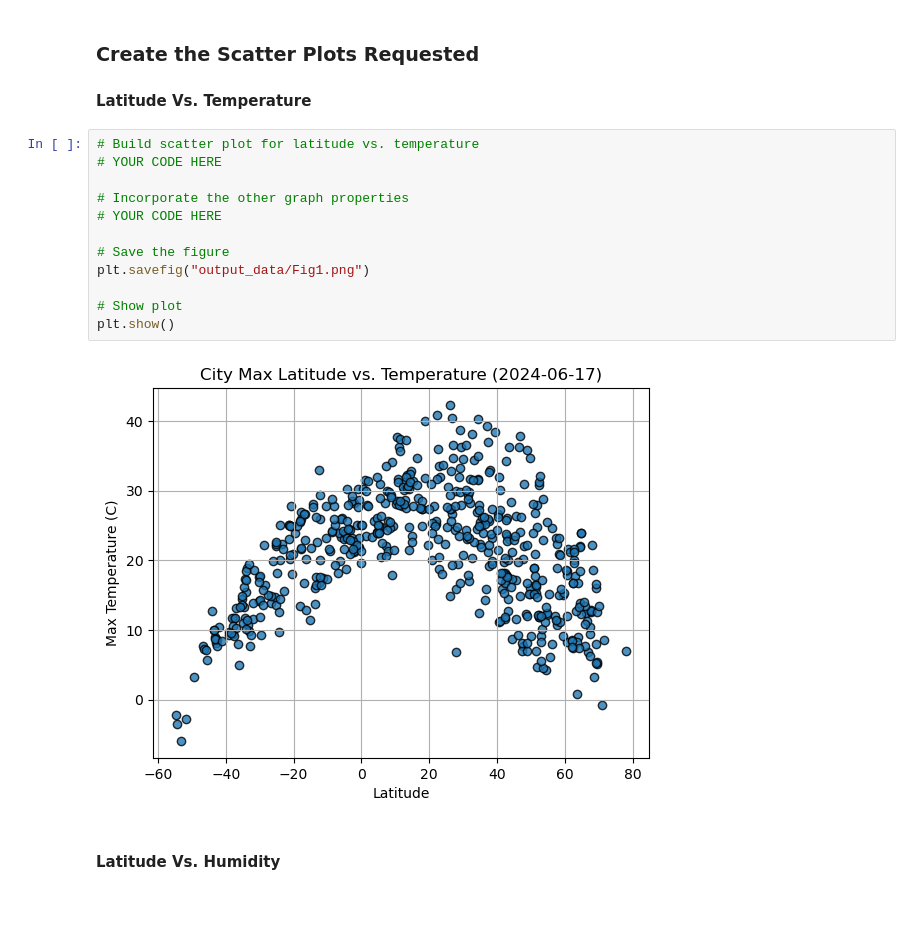
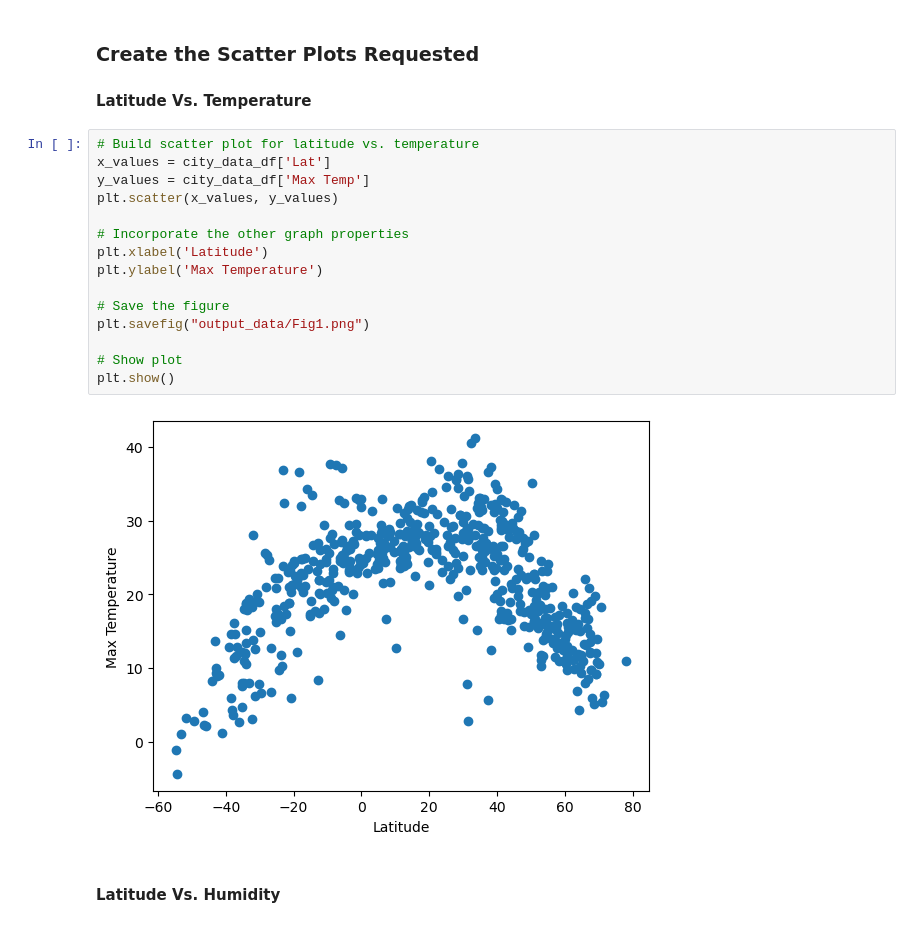
Before and after one commit to nickbartram/python-api-challenge, a Jupyter notebook: WeatherPy/WeatherPy.ipynb, the cells around one changed output. Cells and saved outputs as stored; diff of their text form.

```diff
--- a/WeatherPy/WeatherPy.ipynb
+++ b/WeatherPy/WeatherPy.ipynb
@@ -211,18 +193,21 @@ city_data_df.head()
 #### Latitude Vs. Temperature
 # %%
 # Build scatter plot for latitude vs. temperature
-# YOUR CODE HERE
+x_values = city_data_df['Lat']
+y_values = city_data_df['Max Temp']
+plt.scatter(x_values, y_values)
 
 # Incorporate the other graph properties
-# YOUR CODE HERE
+plt.xlabel('Latitude')
+plt.ylabel('Max Temperature')
 
 # Save the figure
 plt.savefig("output_data/Fig1.png")
 
 # Show plot
 plt.show()
 # %% [output]
-[figure, old version]
+[figure, new version]
 # %% [markdown]
 #### Latitude Vs. Humidity
 # %%
```
Also changed, not shown: parts of 35 cells of this notebook, 5 other files.
